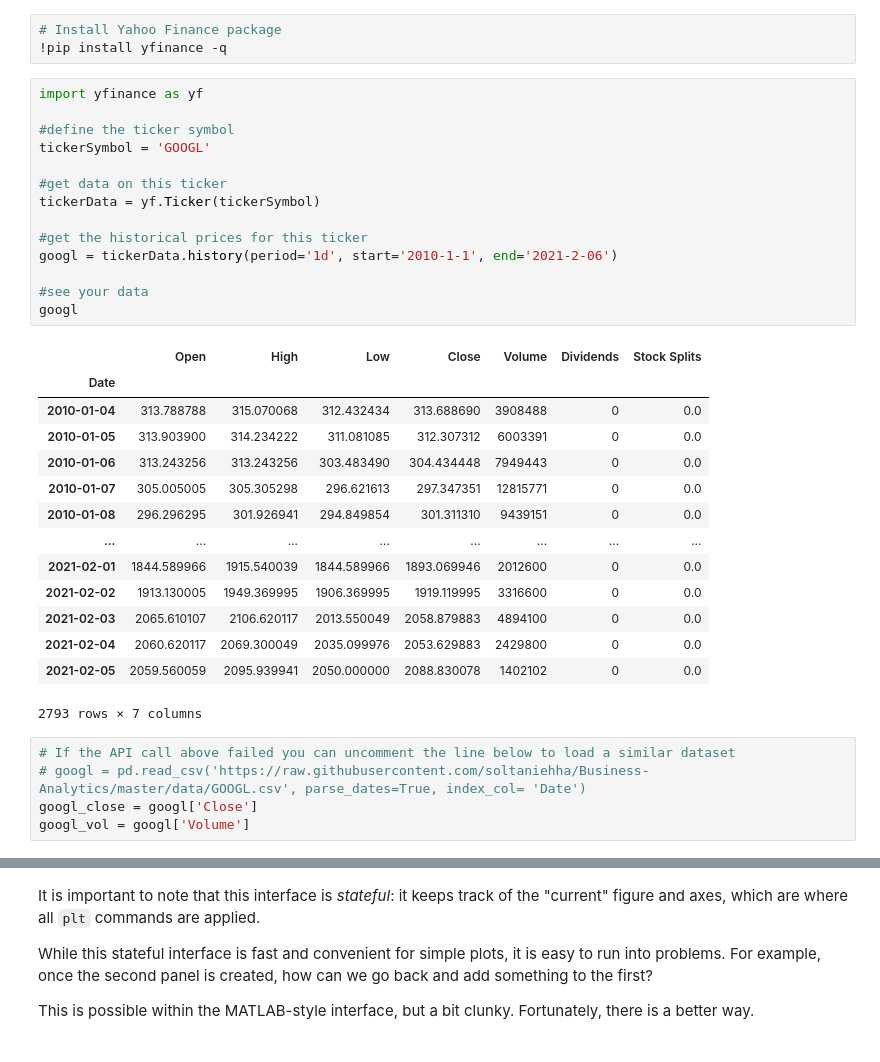
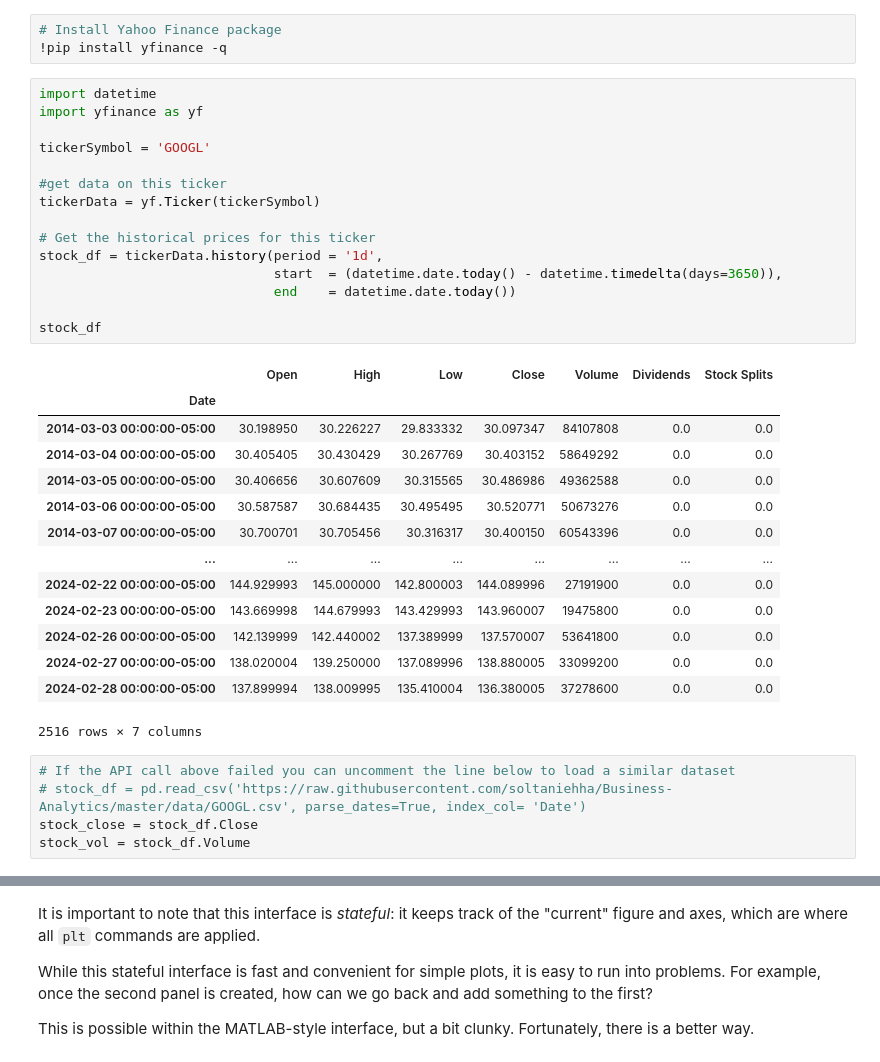
Before and after one commit to soltaniehha/Intro-to-Data-Analytics, a Jupyter notebook: 07-Visualization/01-Matplotlib.ipynb, the cells around one changed output, grey strips where cells are left out. Saved outputs shown, nothing was run; the diff lists cells and outputs as text.

```diff
--- a/07-Visualization/01-Matplotlib.ipynb
+++ b/07-Visualization/01-Matplotlib.ipynb
@@ -111,36 +111,37 @@ For example, the following code will probably look quite familiar to MATLAB user
 # Install Yahoo Finance package
 !pip install yfinance -q
 # %%
+import datetime
 import yfinance as yf
 
-#define the ticker symbol
 tickerSymbol = 'GOOGL'
 
 #get data on this ticker
 tickerData = yf.Ticker(tickerSymbol)
 
-#get the historical prices for this ticker
-googl = tickerData.history(period='1d', start='2010-1-1', end='2021-2-06')
+# Get the historical prices for this ticker
+stock_df = tickerData.history(period = '1d',
+                              start  = (datetime.date.today() - datetime.timedelta(days=3650)),
+                              end    = datetime.date.today())
 
-#see your data
-googl
+stock_df
 # %% [output]
 |  | Open | High | Low | Close | Volume | Dividends | Stock Splits |
 | Date |  |  |  |  |  |  |  |
-| 2010-01-04 | 313.788788 | 315.070068 | 312.432434 | 313.688690 | 3908488 | 0 | 0.0 |
-| 2010-01-05 | 313.903900 | 314.234222 | 311.081085 | 312.307312 | 6003391 | 0 | 0.0 |
-| 2010-01-06 | 313.243256 | 313.243256 | 303.483490 | 304.434448 | 7949443 | 0 | 0.0 |
-| 2010-01-07 | 305.005005 | 305.305298 | 296.621613 | 297.347351 | 12815771 | 0 | 0.0 |
-| 2010-01-08 | 296.296295 | 301.926941 | 294.849854 | 301.311310 | 9439151 | 0 | 0.0 |
+| 2014-03-03 00:00:00-05:00 | 30.198950 | 30.226227 | 29.833332 | 30.097347 | 84107808 | 0.0 | 0.0 |
+| 2014-03-04 00:00:00-05:00 | 30.405405 | 30.430429 | 30.267769 | 30.403152 | 58649292 | 0.0 | 0.0 |
+| 2014-03-05 00:00:00-05:00 | 30.406656 | 30.607609 | 30.315565 | 30.486986 | 49362588 | 0.0 | 0.0 |
+| 2014-03-06 00:00:00-05:00 | 30.587587 | 30.684435 | 30.495495 | 30.520771 | 50673276 | 0.0 | 0.0 |
+| 2014-03-07 00:00:00-05:00 | 30.700701 | 30.705456 | 30.316317 | 30.400150 | 60543396 | 0.0 | 0.0 |
 | ... | ... | ... | ... | ... | ... | ... | ... |
-| 2021-02-01 | 1844.589966 | 1915.540039 | 1844.589966 | 1893.069946 | 2012600 | 0 | 0.0 |
-| 2021-02-02 | 1913.130005 | 1949.369995 | 1906.369995 | 1919.119995 | 3316600 | 0 | 0.0 |
-| 2021-02-03 | 2065.610107 | 2106.620117 | 2013.550049 | 2058.879883 | 4894100 | 0 | 0.0 |
-| 2021-02-04 | 2060.620117 | 2069.300049 | 2035.099976 | 2053.629883 | 2429800 | 0 | 0.0 |
-| 2021-02-05 | 2059.560059 | 2095.939941 | 2050.000000 | 2088.830078 | 1402102 | 0 | 0.0 |
+| 2024-02-22 00:00:00-05:00 | 144.929993 | 145.000000 | 142.800003 | 144.089996 | 27191900 | 0.0 | 0.0 |
+| 2024-02-23 00:00:00-05:00 | 143.669998 | 144.679993 | 143.429993 | 143.960007 | 19475800 | 0.0 | 0.0 |
+| 2024-02-26 00:00:00-05:00 | 142.139999 | 142.440002 | 137.389999 | 137.570007 | 53641800 | 0.0 | 0.0 |
+| 2024-02-27 00:00:00-05:00 | 138.020004 | 139.250000 | 137.089996 | 138.880005 | 33099200 | 0.0 | 0.0 |
+| 2024-02-28 00:00:00-05:00 | 137.899994 | 138.009995 | 135.410004 | 136.380005 | 37278600 | 0.0 | 0.0 |
-2793 rows × 7 columns
+2516 rows × 7 columns
 # %%
 # If the API call above failed you can uncomment the line below to load a similar dataset
-# googl = pd.read_csv('https://raw.githubusercontent.com/soltaniehha/Business-Analytics/master/data/GOOGL.csv', parse_dates=True, index_col= 'Date')
-googl_close = googl['Close']
-googl_vol = googl['Volume']
+# stock_df = pd.read_csv('https://raw.githubusercontent.com/soltaniehha/Business-Analytics/master/data/GOOGL.csv', parse_dates=True, index_col= 'Date')
+stock_close = stock_df.Close
+stock_vol = stock_df.Volume
```
Also changed, not shown: parts of 14 cells of this notebook, 1 other file.
